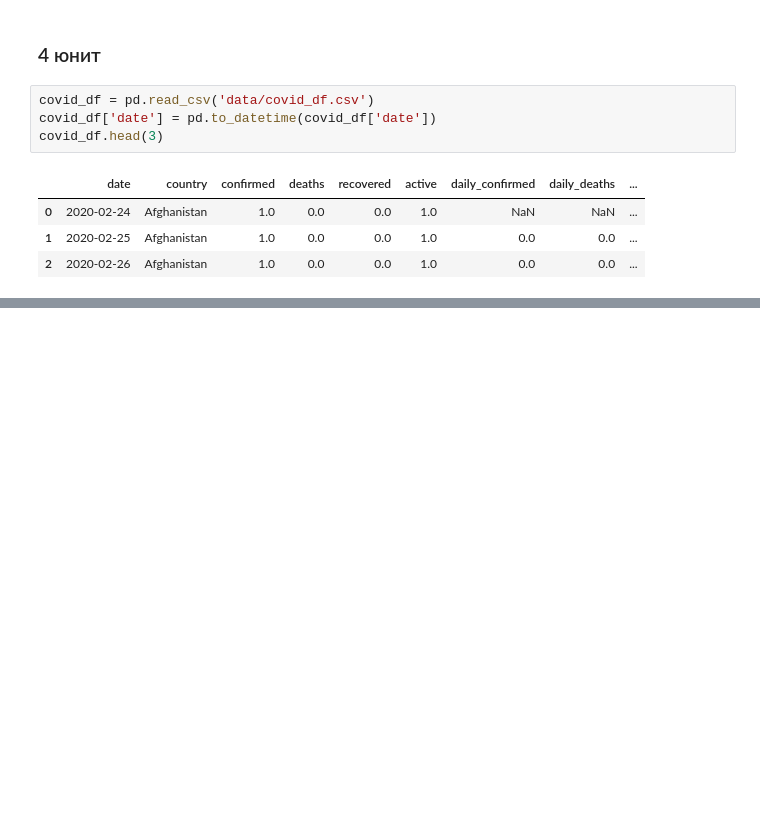
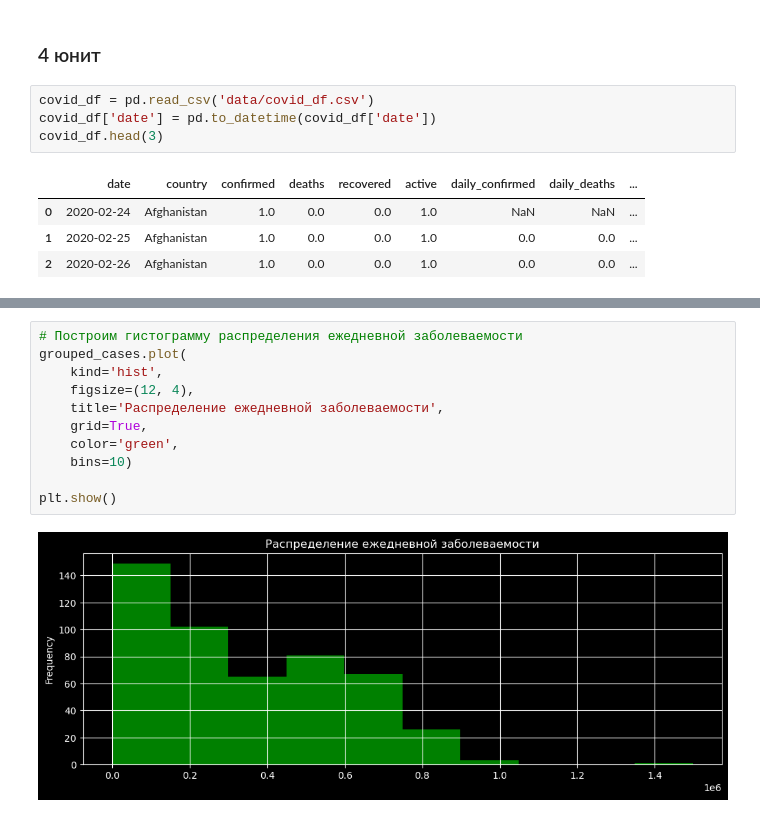
Before and after one commit to thetitorenko/sf_dspr_code, a Jupyter notebook: 01-block/06-python_13/06-python_13.ipynb, the cells around one changed output, grey strips where cells are left out. Drawn from its saved outputs; the diff is of its cells as text; blank space fills up the shorter version.

```diff
--- a/01-block/06-python_13/06-python_13.ipynb
+++ b/01-block/06-python_13/06-python_13.ipynb
@@ -142,0 +157,13 @@ covid_df.head(3)
+# %%
+# Построим гистограмму распределения ежедневной заболеваемости
+grouped_cases.plot(
+    kind='hist',
+    figsize=(12, 4),
+    title='Распределение ежедневной заболеваемости',
+    grid=True,
+    color='green',
+    bins=10)
+
+plt.show()
+# %% [output]
+[figure, added]
```
Also changed, not shown: parts of 5 cells of this notebook.
